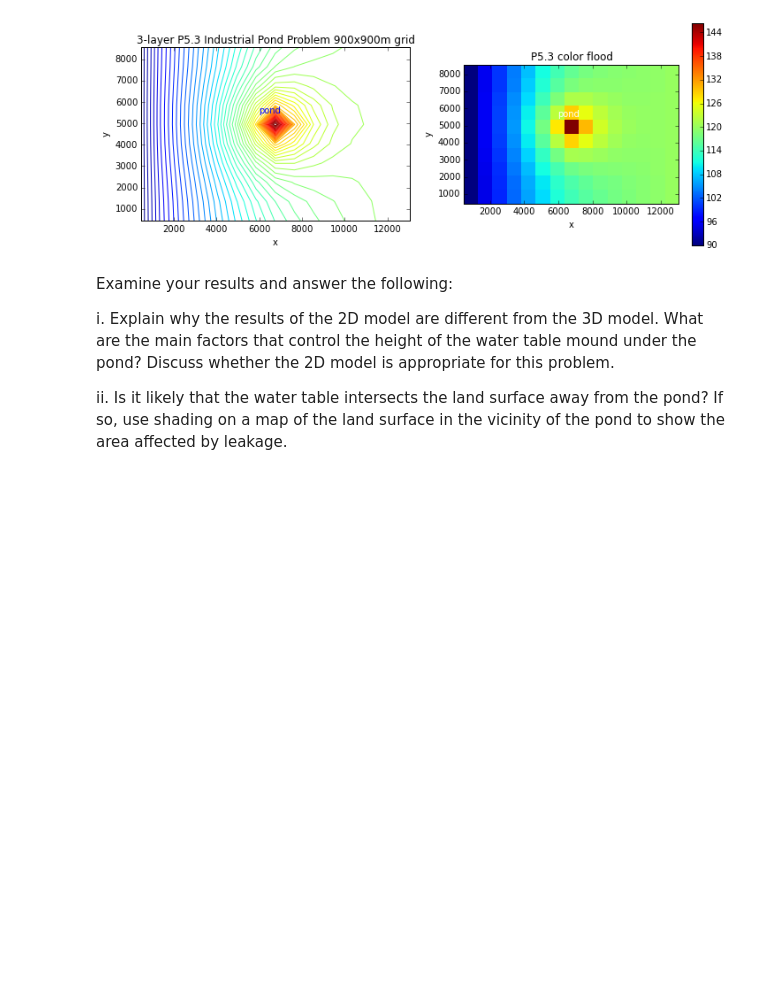
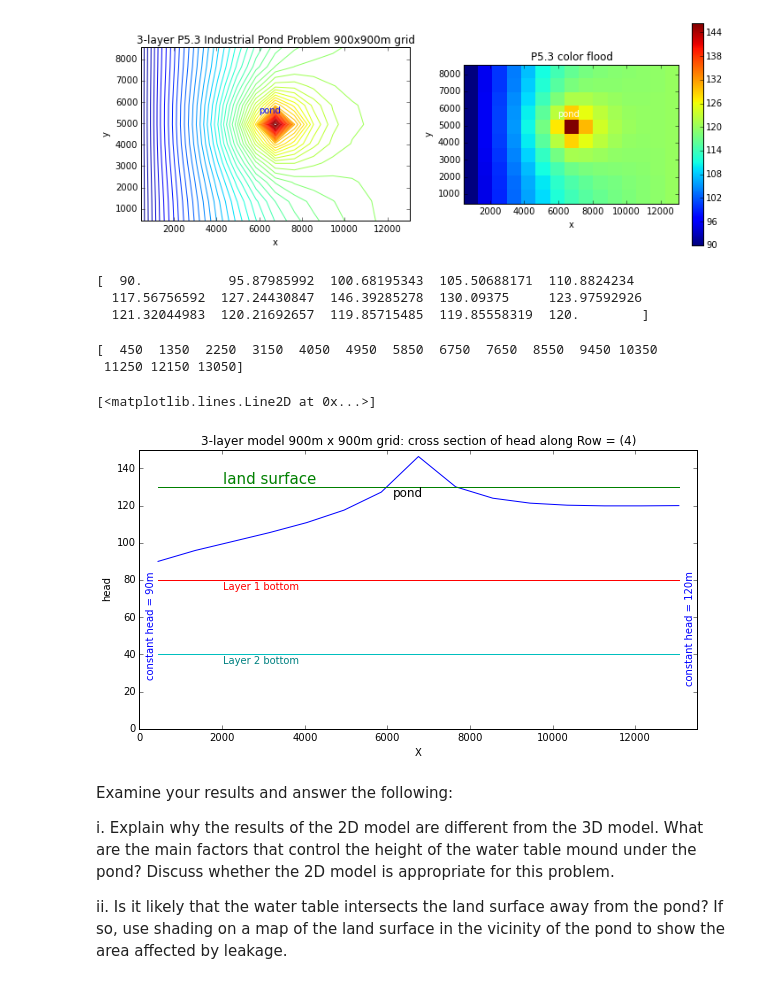
Before and after one commit to Applied-Groundwater-Modeling-2nd-Ed/Chapter_5_problems-1, a Jupyter notebook: P5.3_Flopy_Industrial_pond.ipynb, the cells around one changed output. Saved outputs shown, nothing was run; the diff lists cells and outputs as text; code cells hidden in the pictures; blank space fills up the shorter version.

```diff
--- a/P5.3_Flopy_Industrial_pond.ipynb
+++ b/P5.3_Flopy_Industrial_pond.ipynb
@@ -647,6 +683,48 @@ Contour Levels:  [  90.   91.   92.   93.   94.   95.   96.   97.   98.   99.  1
   138.  139.  140.  141.  142.  143.  144.  145.]
 Extent of domain:  (450.0, 13050.0, 450.0, 8550.0)
 [figure]
+# %%
+#Using code from P4.4, let's again plot a cross section of head in row = 4 from headobj, recall that Python is zero based
+#so that MODFLOW row 5 with the pond is equal to Python row 4
+#define Y as HEAD along the row and then print; ROW is a variable that allows us to change the row plotted easily
+ROW = 4
+Y = HEAD[0,ROW,:]
+print Y
+# %% [output]
+[  90.           95.87985992  100.68195343  105.50688171  110.8824234
+  117.56756592  127.24430847  146.39285278  130.09375     123.97592926
+  121.32044983  120.21692657  119.85715485  119.85558319  120.        ]
+# %%
+#in order to plot the cross section we'll need to create X-coordinates to match with heads at the node centers
+#(we could have just used the XCOORD calculated above as the X-Y spacing did not change, but we'll do it again
+#to make sure we have the correct X coordinates)
+XCOORD = np.arange(0, 13500, 900) + 450
+print XCOORD
+# %% [output]
+[  450  1350  2250  3150  4050  4950  5850  6750  7650  8550  9450 10350
+ 11250 12150 13050]
+# %%
+fig = plt.figure(figsize=(10, 5))
+ax = fig.add_subplot(1, 1, 1)
+TITLE =  '3-layer model 900m x 900m grid: cross section of head along Row = ({0})'.format(ROW) #this allows the title to be updated as ROW changes
+ax.set_title(TITLE)
+ax.set_xlabel('X')
+ax.set_ylabel('head')
+ax.set_xlim(0, 13500.)
+ax.set_ylim(0.,150.)
+ax.text(6150,125, r"pond", fontsize=12, color="black")
+ax.text(2030,132, r"land surface", fontsize=15, color="green")
+ax.text(2030,75, r"Layer 1 bottom", fontsize=10, color="red")
+ax.text(2030,35, r"Layer 2 bottom", fontsize=10, color="teal")
+ax.text(13200, 80, r"constant head = 120m", fontsize=10, color="blue",rotation='vertical')
+ax.text(150, 80, r"constant head = 90m", fontsize=10, color="blue",rotation='vertical')
+ax.plot(XCOORD, Y)
+ax.plot(XCOORD, XCOORD*0+130) #land surface
+ax.plot(XCOORD, XCOORD*0+80) #Bottom of Layer 1
+ax.plot(XCOORD, XCOORD*0+40) #Bottom of Layer 2
+# %% [output]
+[<matplotlib.lines.Line2D at 0x...>]
+[figure, added]
 # %% [markdown]
 Examine your results and answer the following:
 
```
Also changed, not shown: parts of 7 cells of this notebook.
